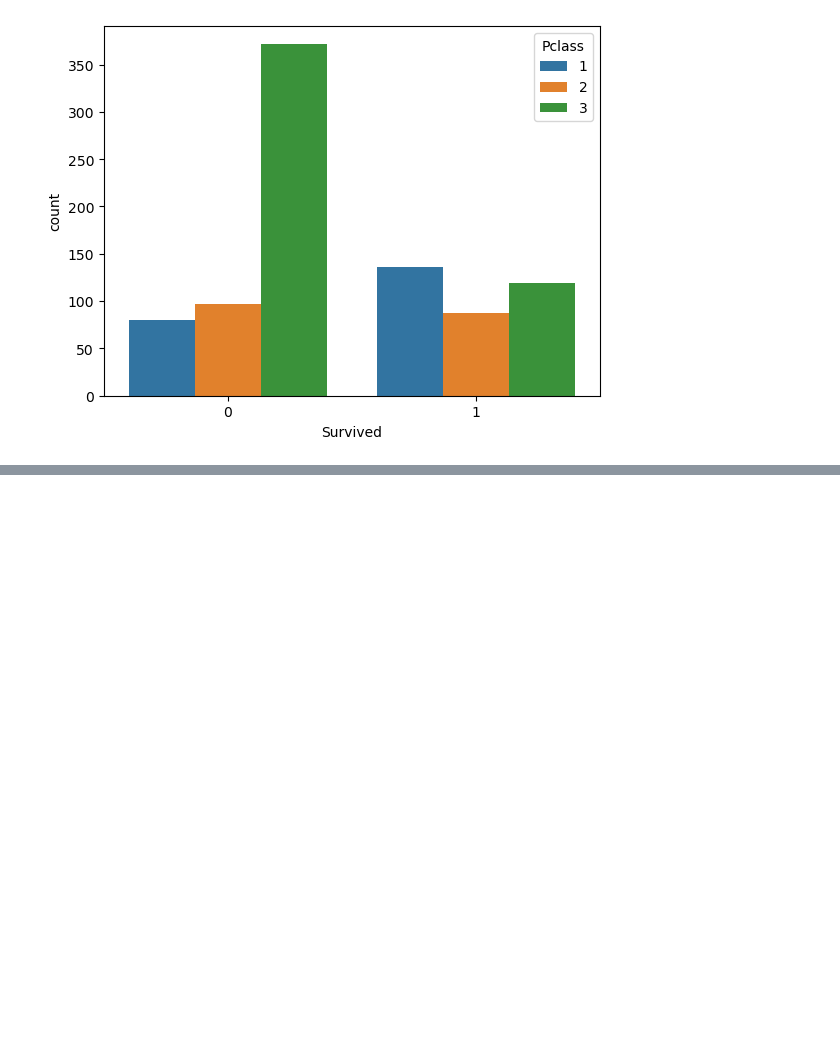
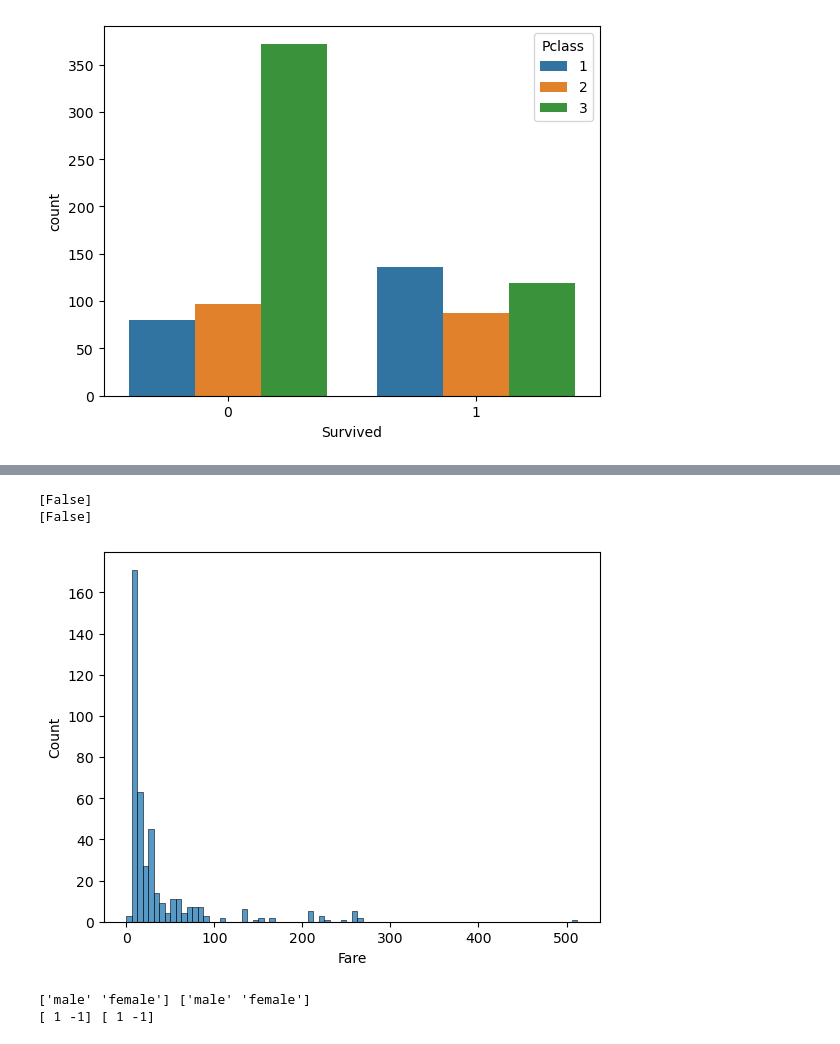
Before and after one commit to chengyu914001/jupyter, a Jupyter notebook: home/notebook/kaggle/Titanic - Machine Learning from Disaster/main.ipynb, the cells around one changed output, grey strips where cells are left out. Cells and saved outputs as stored; diff of their text form; code cells hidden in the pictures; blank space fills up the shorter version.

```diff
--- a/home/notebook/kaggle/Titanic - Machine Learning from Disaster/main.ipynb
+++ b/home/notebook/kaggle/Titanic - Machine Learning from Disaster/main.ipynb
@@ -122,0 +269,17 @@ Pclass
+# %%
+def process_embarked(train_data: DataFrame, test_data: DataFrame) -> tuple[DataFrame, DataFrame]:
+    embarked = train_data["Embarked"].value_counts()
+    print(embarked)
+    train_data["Embarked"] = train_data["Embarked"].fillna("S")
+    mapping = {
+        "S": embarked["S"],
+        "C": embarked["C"],
+        "Q": embarked["Q"],
+    }
+    train_data["Embarked"] = train_data["Embarked"].map(mapping)
+    test_data["Embarked"] = train_data["Embarked"].map(mapping)
+    return train_data, test_data
+
+print(train_data["Embarked"].unique())
+train_data, test_data = process_embarked(train_data, test_data)
+print(train_data["Embarked"].unique())
@@ -122,0 +294,27 @@ Pclass
+# %%
+def process_fare(train_data: DataFrame) -> DataFrame:
+    plt.figure()
+    sns.histplot(test_data["Fare"])
+    test_data["Fare"].fillna(test_data["Fare"].value_counts().idxmax())
+    return train_data
+
+print(train_data["Fare"].isnull().unique())
+train_data = process_fare(train_data)
+print(train_data["Fare"].isnull().unique())
+# %% [output]
+[False]
+[False]
+[figure, added]
+# %%
+def process_sex(train_data: DataFrame, test_data: DataFrame) -> tuple[DataFrame, DataFrame]:
+    mapping = {"male": 1, "female": -1}
+    train_data["Sex"] = train_data["Sex"].map(mapping)
+    test_data["Sex"] = test_data["Sex"].map(mapping)
+    return train_data, test_data
+
+print(train_data["Sex"].unique(), test_data["Sex"].unique())
+train_data, test_data = process_sex(train_data, test_data)
+print(train_data["Sex"].unique(), test_data["Sex"].unique())
+# %% [output]
+['male' 'female'] ['male' 'female']
+[ 1 -1] [ 1 -1]
```
Also changed, not shown: parts of 20 cells of this notebook.
